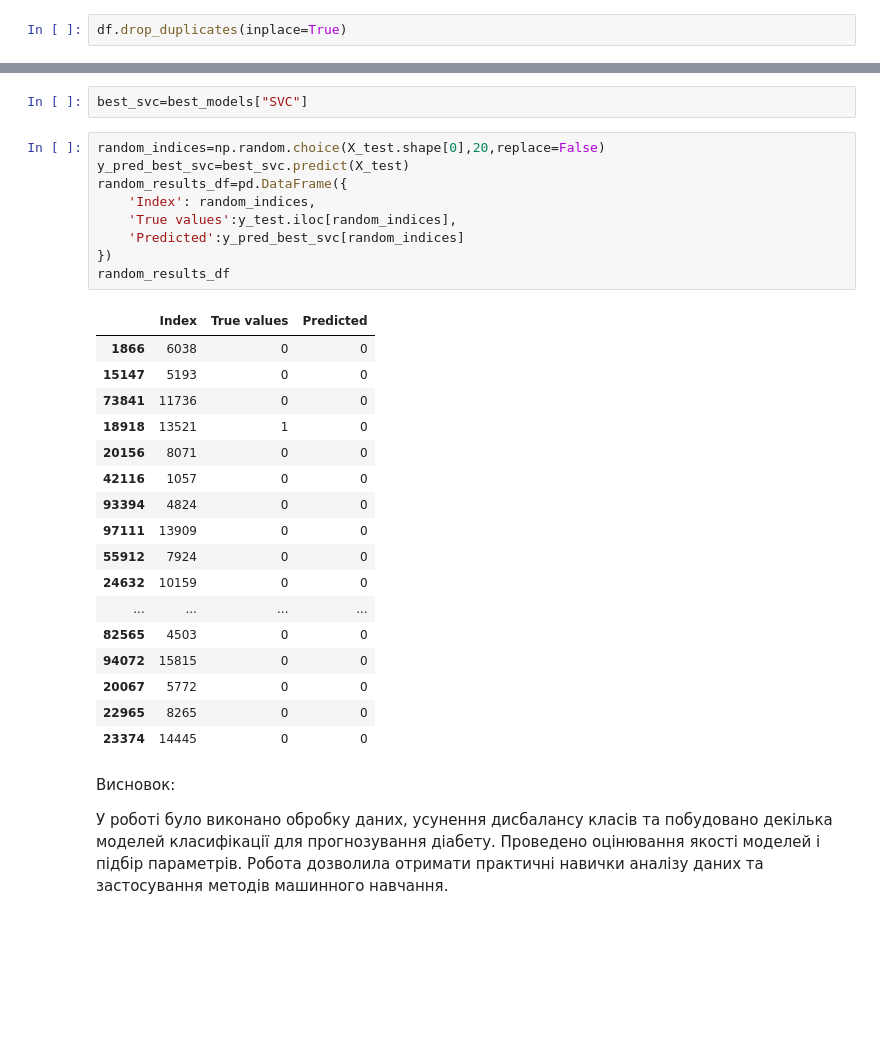
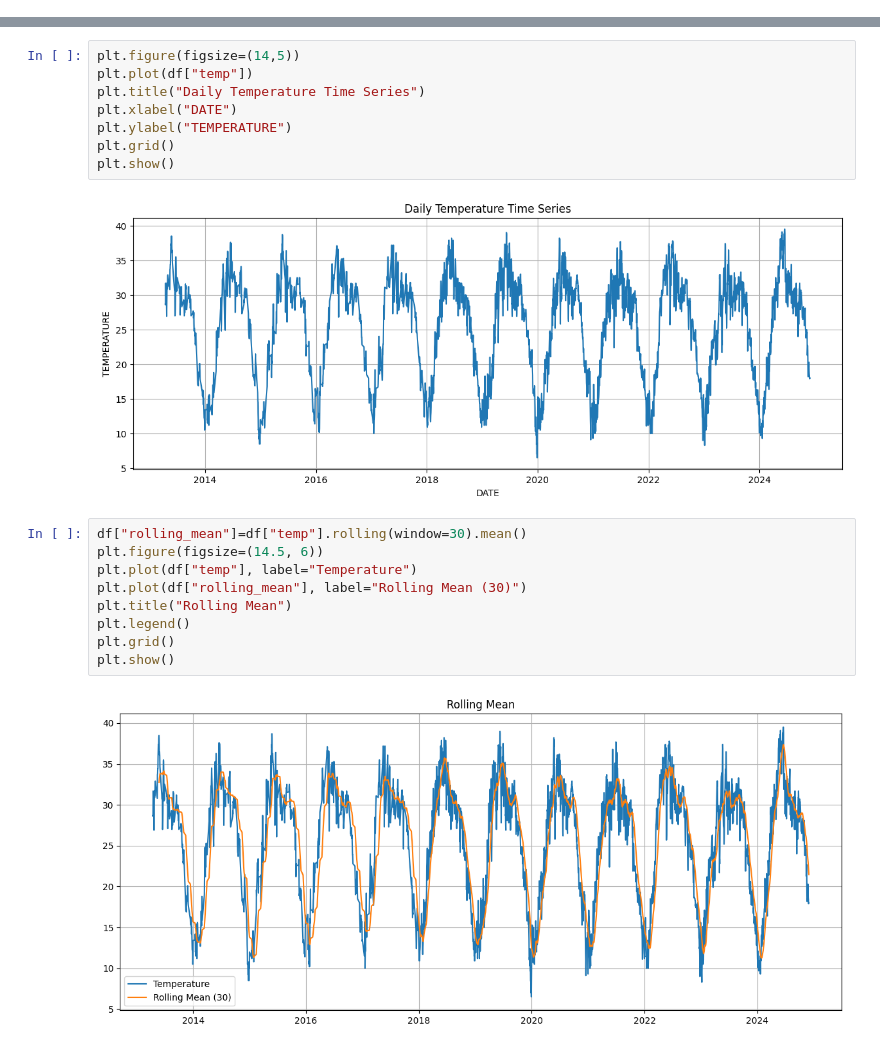
Before and after one commit to thunerous/MH, a Jupyter notebook: ЛР_5_МН_Сiдорцев.ipynb, the cells around one changed output, grey strips where cells are left out. Cells and saved outputs as stored; diff of their text form; blank space fills up the shorter version.

```diff
--- a/ЛР_5_МН_Сiдорцев.ipynb
+++ b/ЛР_5_МН_Сiдорцев.ipynb
@@ -128,2 +101,0 @@ np.int64(3854)
-# %%
-df.drop_duplicates(inplace=True)
@@ -415,33 +102,21 @@ weighted avg       0.96      0.96      0.96     19226
-# %%
-best_svc=best_models["SVC"]
-# %%
-random_indices=np.random.choice(X_test.shape[0],20,replace=False)
-y_pred_best_svc=best_svc.predict(X_test)
-random_results_df=pd.DataFrame({
-    'Index': random_indices,
-    'True values':y_test.iloc[random_indices],
-    'Predicted':y_pred_best_svc[random_indices]
-})
-random_results_df
-# %% [output]
-|  | Index | True values | Predicted |
-| 1866 | 6038 | 0 | 0 |
-| 15147 | 5193 | 0 | 0 |
-| 73841 | 11736 | 0 | 0 |
-| 18918 | 13521 | 1 | 0 |
-| 20156 | 8071 | 0 | 0 |
-| 42116 | 1057 | 0 | 0 |
-| 93394 | 4824 | 0 | 0 |
-| 97111 | 13909 | 0 | 0 |
-| 55912 | 7924 | 0 | 0 |
-| 24632 | 10159 | 0 | 0 |
-| ... | ... | ... | ... |
-| 82565 | 4503 | 0 | 0 |
-| 94072 | 15815 | 0 | 0 |
-| 20067 | 5772 | 0 | 0 |
-| 22965 | 8265 | 0 | 0 |
-| 23374 | 14445 | 0 | 0 |
-# %% [markdown]
-Висновок:
-
-У роботі було виконано обробку даних, усунення дисбалансу класів та побудовано декілька моделей класифікації для прогнозування діабету. Проведено оцінювання якості моделей і підбір параметрів. Робота дозволила отримати практичні навички аналізу даних та застосування методів машинного навчання.
+# %%
+plt.figure(figsize=(14,5))
+plt.plot(df["temp"])
+plt.title("Daily Temperature Time Series")
+plt.xlabel("DATE")
+plt.ylabel("TEMPERATURE")
+plt.grid()
+plt.show()
+# %% [output]
+[figure, added]
+# %%
+df["rolling_mean"]=df["temp"].rolling(window=30).mean()
+plt.figure(figsize=(14.5, 6))
+plt.plot(df["temp"], label="Temperature")
+plt.plot(df["rolling_mean"], label="Rolling Mean (30)")
+plt.title("Rolling Mean")
+plt.legend()
+plt.grid()
+plt.show()
+# %% [output]
+[figure, added]
```
Also changed, not shown: parts of 60 cells of this notebook.
